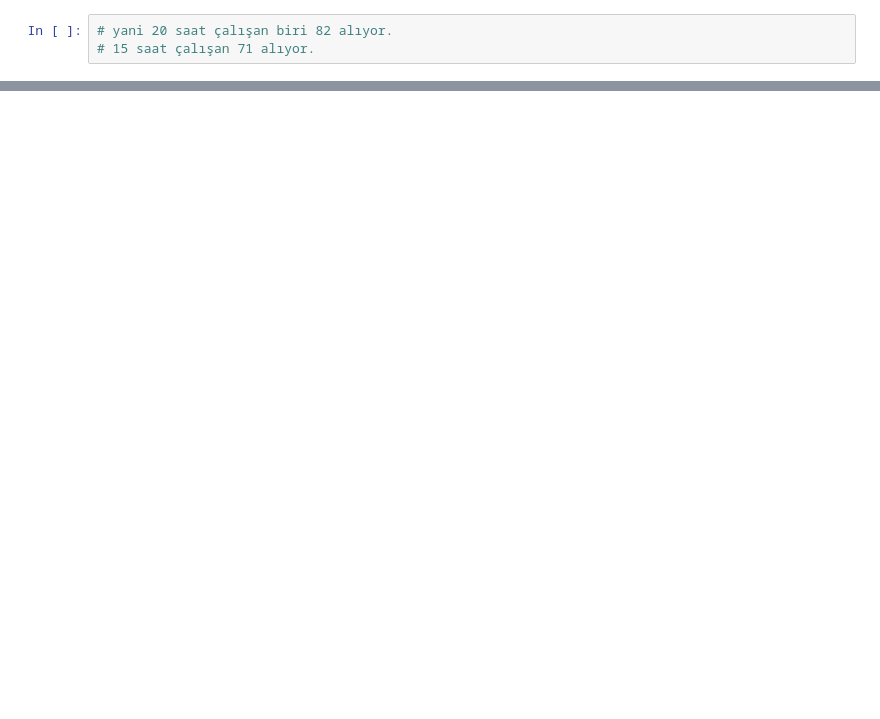
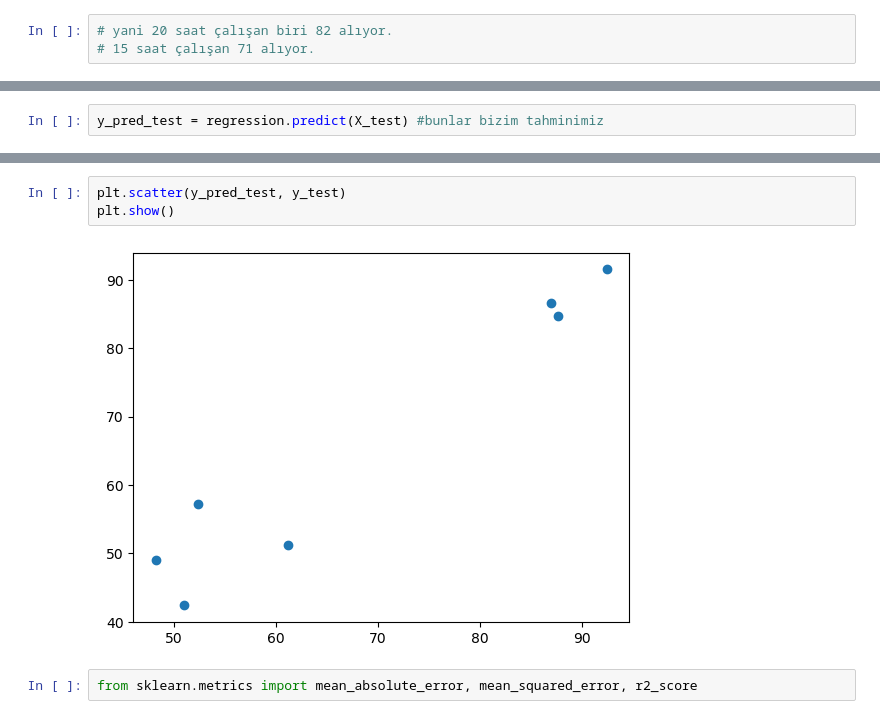
Before and after one commit to fatihsavaskurt/ML, a Jupyter notebook: SimpleLinearRegression.ipynb, the cells around one changed output, grey strips where cells are left out. Drawn from its saved outputs; the diff is of its cells as text; blank space fills up the shorter version.

```diff
--- a/SimpleLinearRegression.ipynb
+++ b/SimpleLinearRegression.ipynb
@@ -285,0 +288,2 @@ array([71.47931446])
+# %%
+y_pred_test = regression.predict(X_test) #bunlar bizim tahminimiz
@@ -285,0 +301,7 @@ array([71.47931446])
+# %%
+plt.scatter(y_pred_test, y_test)
+plt.show()
+# %% [output]
+[figure, added]
+# %%
+from sklearn.metrics import mean_absolute_error, mean_squared_error, r2_score
```
Also changed, not shown: parts of 16 cells of this notebook.
